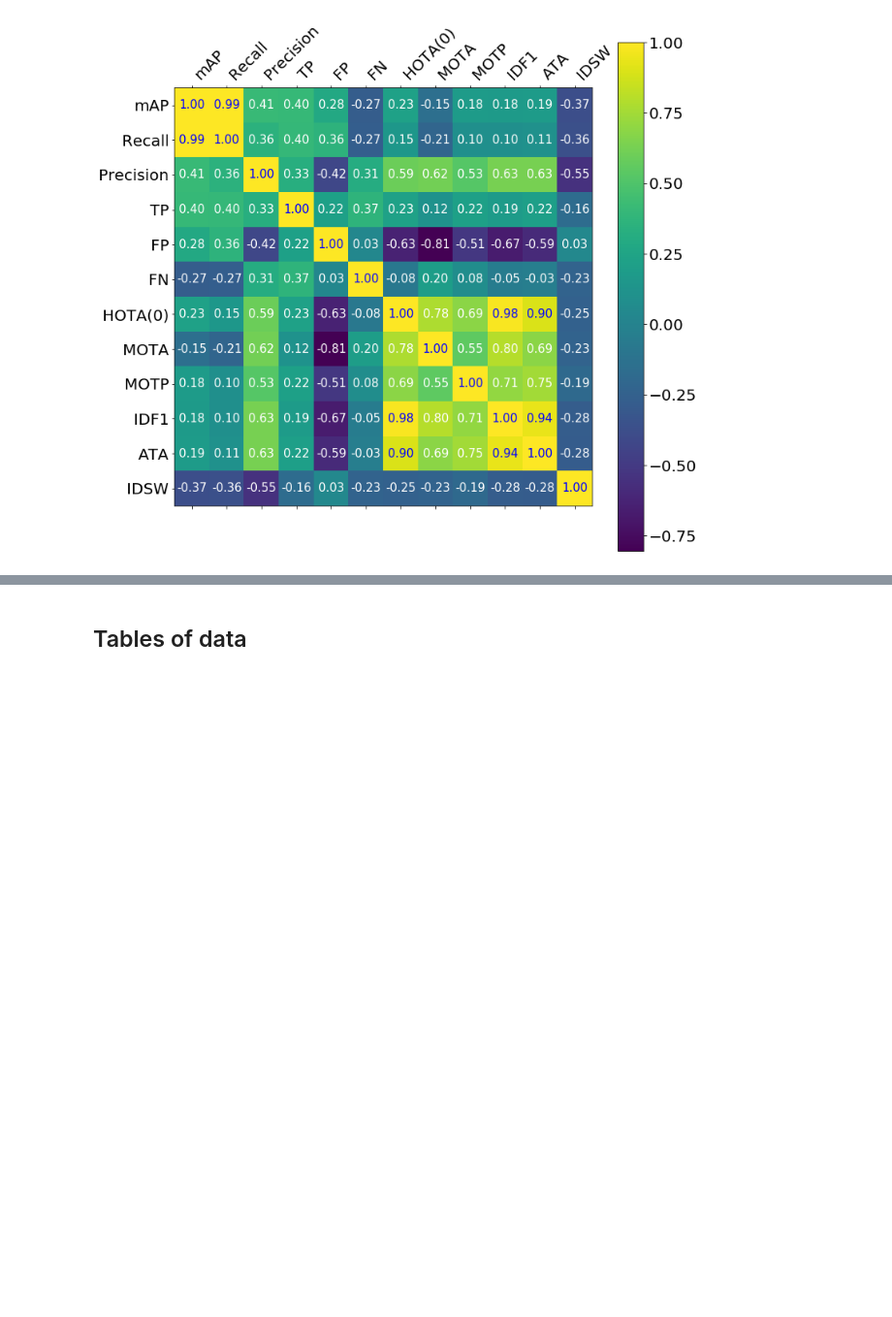
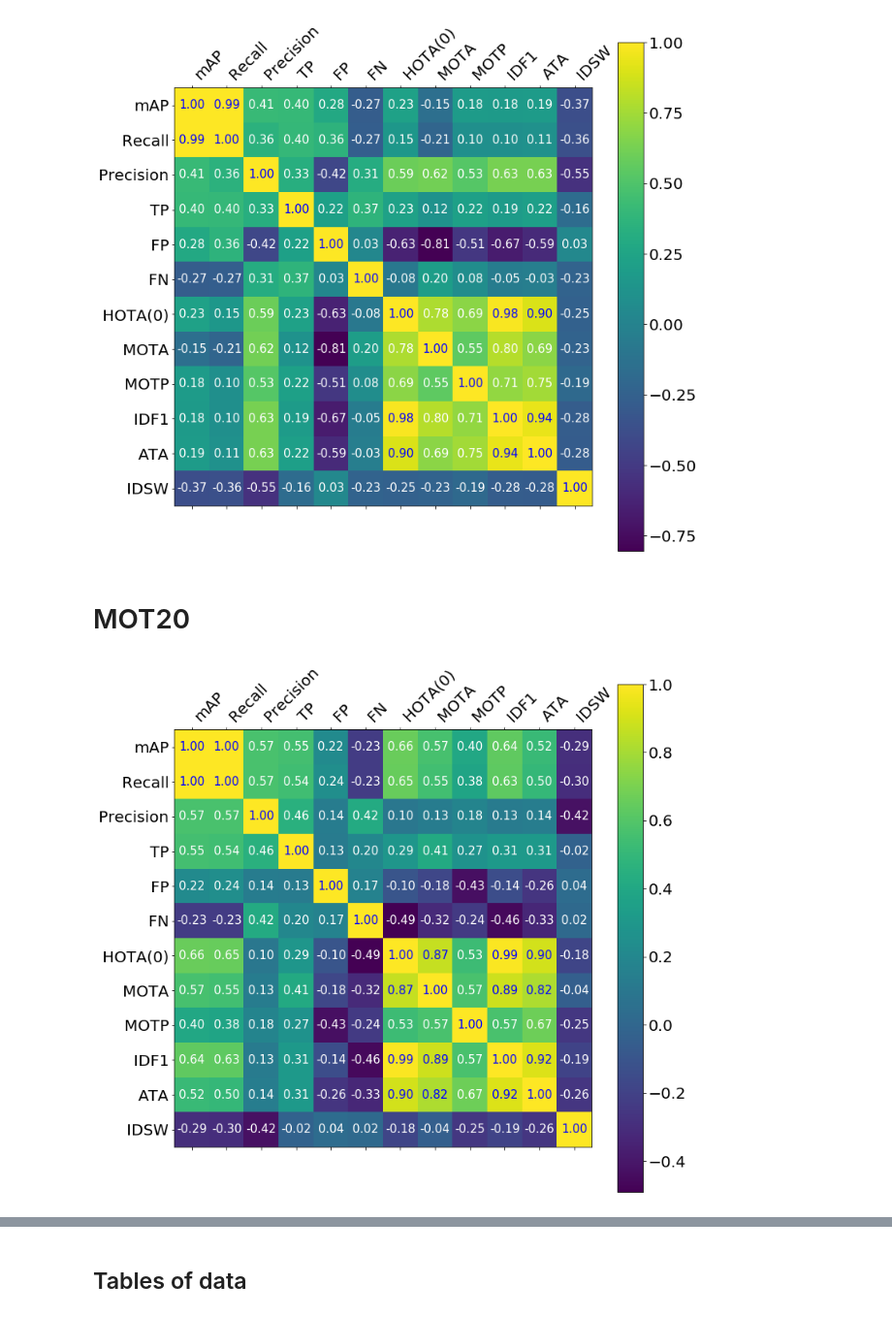
Before and after one commit to JorgeMunnozAguado/MOT-experimental-framework, a Jupyter notebook: analysis/Comparison.ipynb, the cells around one changed output, grey strips where cells are left out. Shown at 97% size. Drawn from its saved outputs; the diff is of its cells as text; code cells hidden in the pictures; blank space fills up the shorter version.

```diff
--- a/analysis/Comparison.ipynb
+++ b/analysis/Comparison.ipynb
@@ -107,3 +128,11 @@ SST
 [figure]
 UMA
 [figure]
+# %% [markdown]
+# MOT20
+# %%
+result_m = aux.correlation_metrics(tb_20, metrics)
+
+aux.plot_matrix(result_m, metrics)
+# %% [output]
+[figure, added]
```
Also changed, not shown: parts of 9 cells of this notebook.
